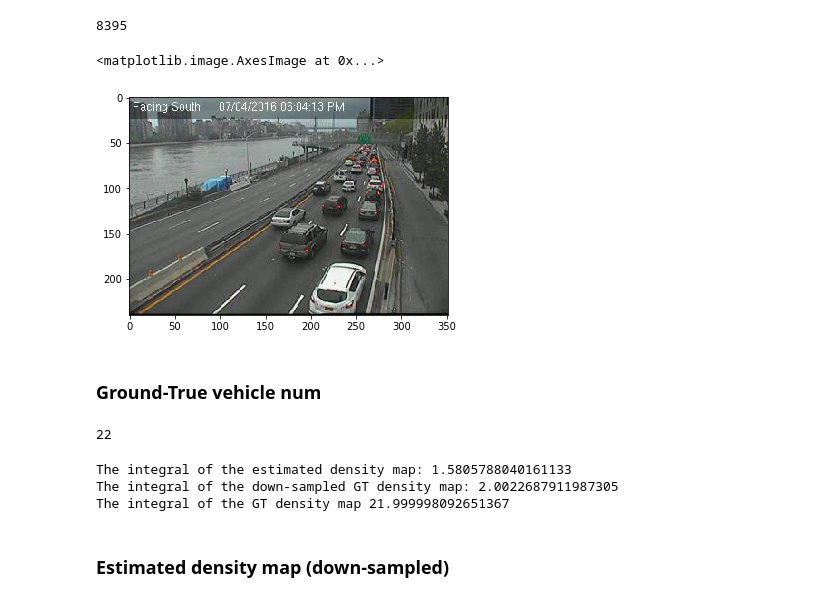
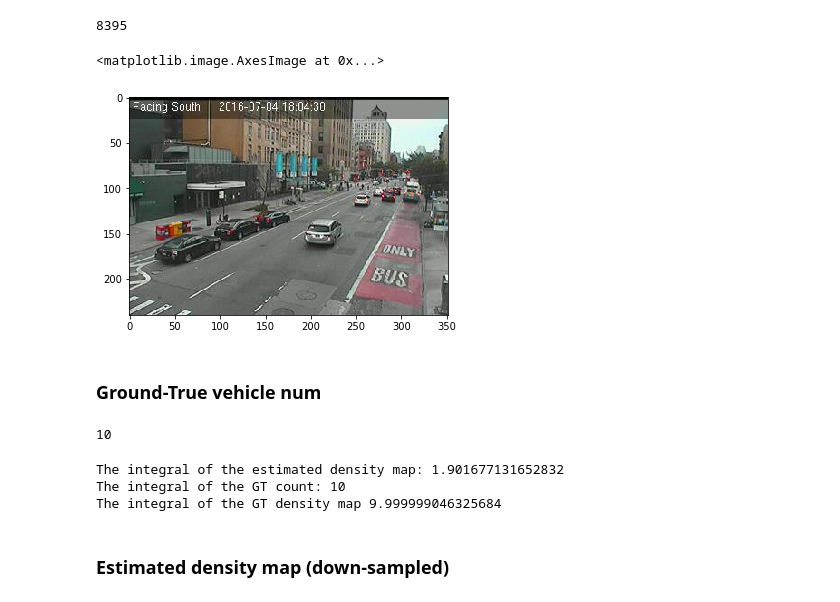
Before and after one commit to MartinMa28/vehicle_counting, a Jupyter notebook: notebooks/Inference.ipynb, the cells around one changed output. Cells and saved outputs as stored; diff of their text form; code cells hidden in the pictures.

Commit message:
DM integral inferred by CSRNet is close to 1.9

```diff
--- a/notebooks/Inference.ipynb
+++ b/notebooks/Inference.ipynb
@@ -61,24 +62,24 @@ len(cc)
 # %% [output]
 8395
 # %%
-og_img = cc[8020]['image']
+og_img = cc[2020]['image']
 og_img = og_img.numpy().transpose(1, 2, 0)
 plt.imshow(og_img)
 # %% [output]
 <matplotlib.image.AxesImage at 0x...>
-[figure, old version]
+[figure, new version]
 # %% [markdown]
 ### Ground-True vehicle num
 # %%
-cc[8020]['gt_count']
+cc[2020]['gt_count']
 # %% [output]
-22
+10
 # %%
-img, et_dm, gt_dm, gt_count = infer(cc[8020])
+img, et_dm, gt_dm, gt_count = infer(cc[2020])
 # %% [output]
-The integral of the estimated density map: 1.5805788040161133
-The integral of the down-sampled GT density map: 2.0022687911987305
-The integral of the GT density map 21.999998092651367
+The integral of the estimated density map: 1.901677131652832
+The integral of the GT count: 10
+The integral of the GT density map 9.999999046325684
 # %% [markdown]
 ### Estimated density map (down-sampled)
 # %%
```
Also changed, not shown: parts of 5 cells of this notebook.
